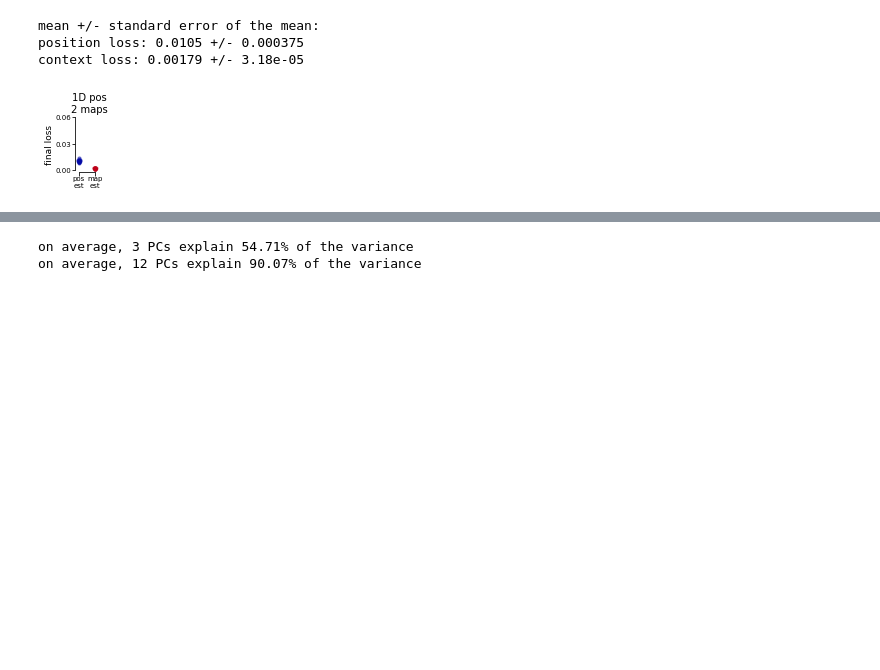
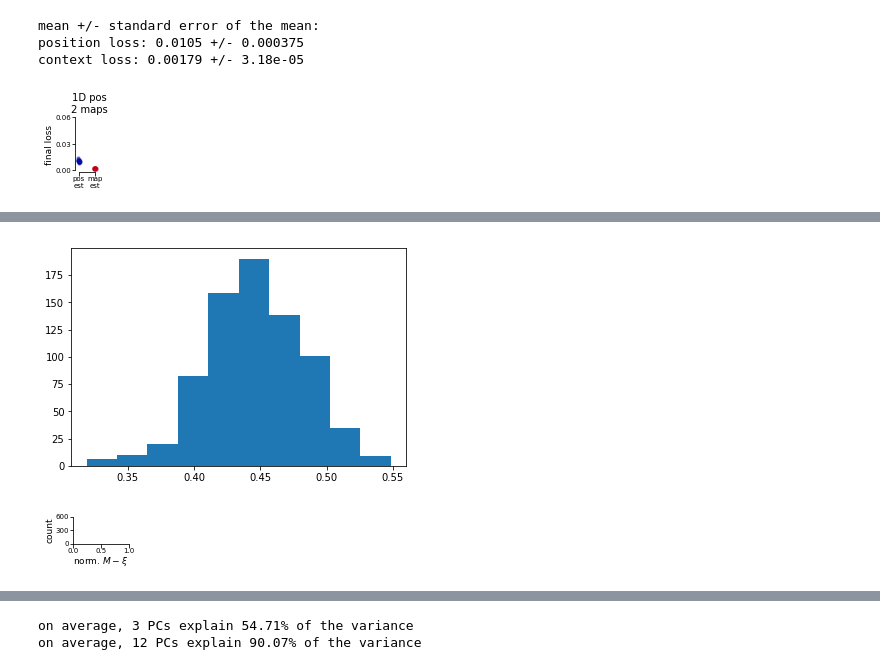
Before and after one commit to ahwillia/rnn_remapping_paper, a Jupyter notebook: fig1_1d2map/make_fig1_rnn.ipynb, the cells around one changed output, grey strips where cells are left out. Cells and saved outputs as stored; diff of their text form; code cells hidden in the pictures; blank space fills up the shorter version.

```diff
--- a/fig1_1d2map/make_fig1_rnn.ipynb
+++ b/fig1_1d2map/make_fig1_rnn.ipynb
@@ -92,0 +175,74 @@ sem misalignment = 0.0092
+# %%
+def relu(x):
+    return x * (x > 0)
+# %%
+n_pos_bins = 50
+
+d_xi_nonlinear = np.zeros([n_models, n_pos_bins])
+for i, m_id in enumerate(model_IDs):
+    # get the rnn data
+    model, _, _ = rnn.load_model_params(data_folder, m_id)
+    inputs, outputs, targets = rnn.sample_rnn_data(data_folder, m_id)
+    X, map_targ, pos_targ = format_rnn_data(outputs["hidden_states"],\
+                                            targets["map_targets"],\
+                                            targets["pos_targets"])
+
+    # split by context
+    X0 = X[map_targ==0]
+    X1 = X[map_targ==1]
+    pos0 = pos_targ[map_targ==0]
+    pos1 = pos_targ[map_targ==1]
+
+    # get the position-binned firing rates
+    tc_0, _ = basic.tuning_curve_1d(X0, pos0, n_pos_bins=n_pos_bins)
+    tc_1, _ = basic.tuning_curve_1d(X1, pos1, n_pos_bins=n_pos_bins)
+
+    # get context inputs
+    ctxt_inp_w = model.linear_ih.weight[:, 1:]
+    ctxt_inp_w = ctxt_inp_w.detach().numpy()
+
+    # get the remapping dimension
+    v = rnn.remapping_dim(tc_0, tc_1)
+
+    # build the matrix of context influence on tc_0
+    M_0 = relu(tc_0 - v)
+    M_1 = relu(tc_1 + v)
+#     M_0 = tc_0 - v
+#     M_1 = tc_1 + v
+
+    # get the difference
+    d_0 = np.linalg.norm(M_0 - tc_1, axis=1) / np.linalg.norm(np.mean(tc_0 - tc_1, axis=0))
+    d_1 = np.linalg.norm(M_1 - tc_0, axis=1) / np.linalg.norm(np.mean(tc_0 - tc_1, axis=0))
+    d_xi_nonlinear[i] = np.mean(np.stack((d_0, d_1)), axis=0)
+# %%
+plt.hist(d_xi_nonlinear.ravel())
+plt.show()
+# %% [output]
+[figure, added]
+# %%
+# font sizes
+title_size = 10
+axis_label = 9
+tick_label = 7
+
+# fig params
+f, ax = plt.subplots(1, 1, figsize=(1, 0.5))
+BAR_LW = 0.7
+
+ax.hist(d_xi_nonlinear.ravel(), np.linspace(0.0, 1.0, 30),\
+        color="gray", lw=BAR_LW, edgecolor="k")
+ax.set_xlabel("norm. $M - \\xi$", fontsize=axis_label, labelpad=1)
+ax.spines["top"].set_visible(False)
+ax.spines["right"].set_visible(False)
+
+ax.set_xlim([0, 1.0])
+ax.set_xticks(np.arange(0, 1.1, 0.5))
+ax.set_yticks([0, 300, 600])
+ax.tick_params(which='major', labelsize=tick_label, pad=0.5)
+ax.spines["left"].set_bounds(0, 600)
+ax.set_ylabel("count", fontsize=axis_label, labelpad=1)
+
+f.savefig(f'{save_folder}remap_vectors_nonlinear.png', dpi=600, bbox_inches='tight')
+plt.show()
+# %% [output]
+[figure, added]
```
Also changed, not shown: parts of 10 cells of this notebook, 10 other files.
